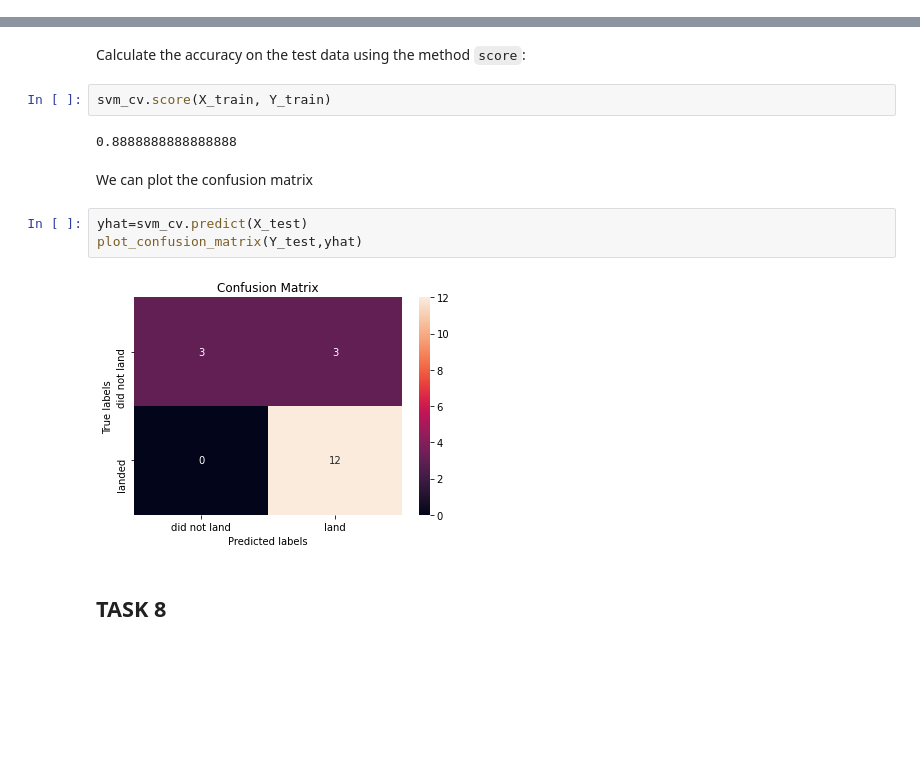
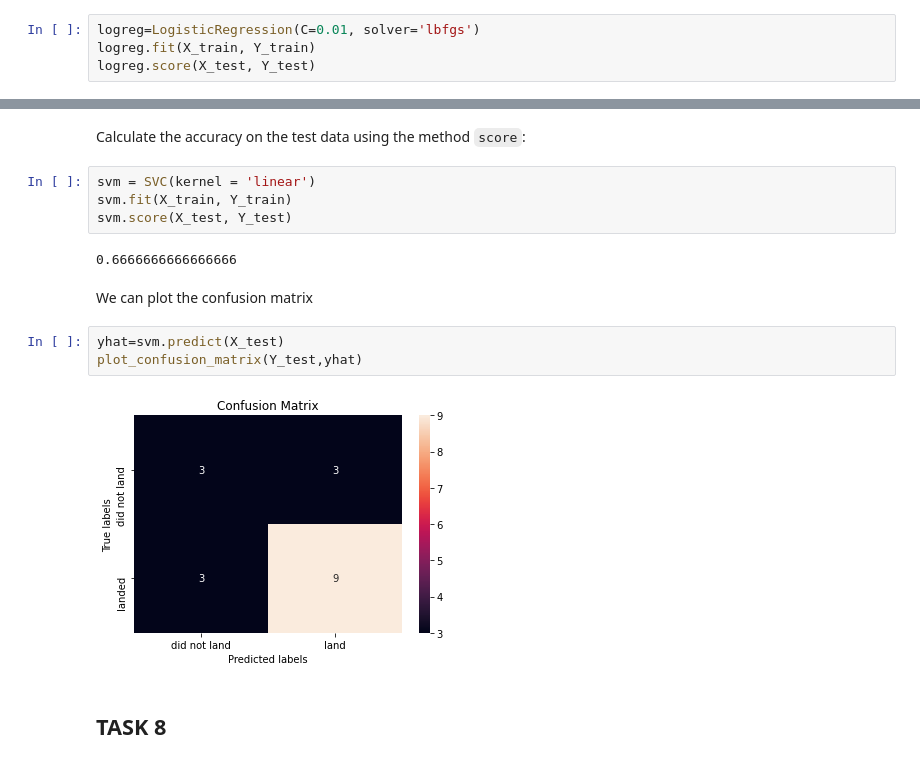
Before and after one commit to Legio-XIII/DS-Capstone, a Jupyter notebook: SpaceX_Machine Learning Prediction_Part_5.ipynb, the cells around one changed output, grey strips where cells are left out. Saved outputs shown, nothing was run; the diff lists cells and outputs as text; blank space fills up the shorter version.

```diff
--- a/SpaceX_Machine Learning Prediction_Part_5.ipynb
+++ b/SpaceX_Machine Learning Prediction_Part_5.ipynb
@@ -211,0 +208,4 @@ logreg_cv.score(X_train, Y_train)
+# %%
+logreg=LogisticRegression(C=0.01, solver='lbfgs')
+logreg.fit(X_train, Y_train)
+logreg.score(X_test, Y_test)
@@ -251,17 +253,19 @@ accuracy : 0.8482142857142856
 ## TASK  7
 # %% [markdown]
 Calculate the accuracy on the test data using the method <code>score</code>:
-# %%
-svm_cv.score(X_train, Y_train)
-# %% [output]
-0.8888888888888888
+# %%
+svm = SVC(kernel = 'linear')
+svm.fit(X_train, Y_train)
+svm.score(X_test, Y_test)
+# %% [output]
+0.6666666666666666
 # %% [markdown]
 We can plot the confusion matrix
 # %%
-yhat=svm_cv.predict(X_test)
+yhat=svm.predict(X_test)
 plot_confusion_matrix(Y_test,yhat)
 # %% [output]
-[figure, old version]
+[figure, new version]
 # %% [markdown]
 ## TASK  8
 # %% [markdown]
```
Also changed, not shown: parts of 9 cells of this notebook.
